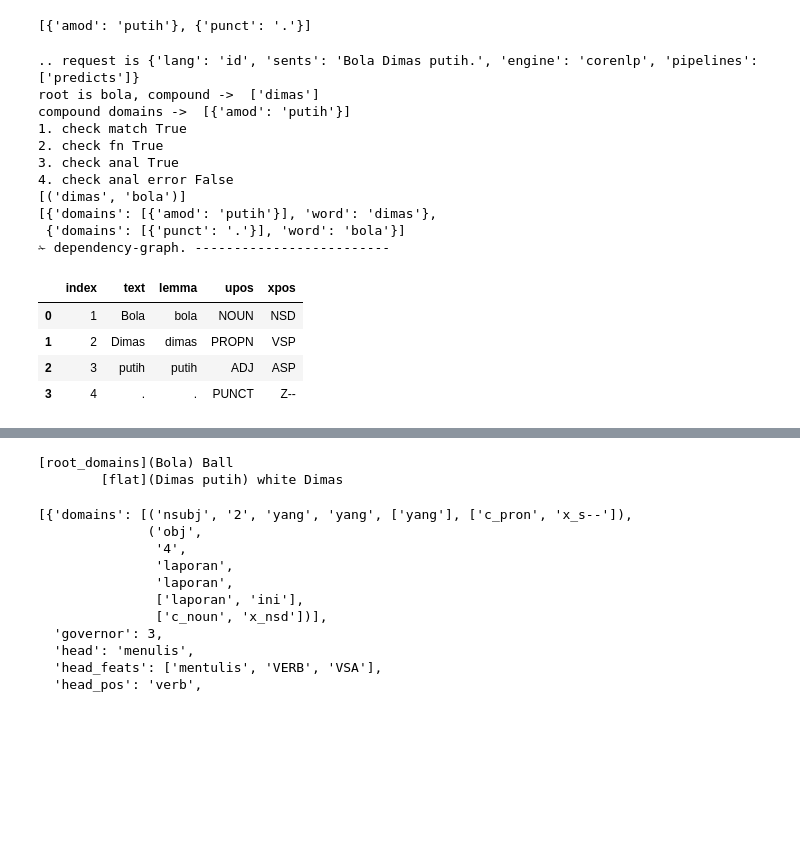
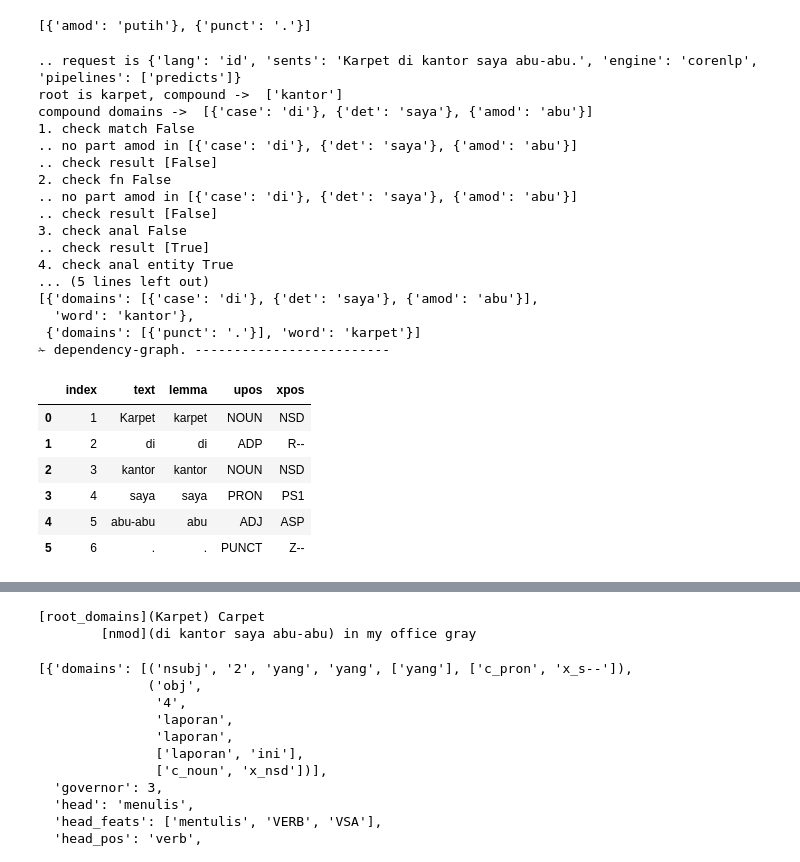
Before and after one commit to samlet/saai, a Jupyter notebook: procs-dep-parser.ipynb, the cells around one changed output, grey strips where cells are left out. Drawn from its saved outputs; the diff is of its cells as text; code cells hidden in the pictures; blank space fills up the shorter version.

```diff
--- a/procs-dep-parser.ipynb
+++ b/procs-dep-parser.ipynb
@@ -86,7 +86,9 @@ def check_fn(domain_list, meta, **kwargs):
             if k in domain and v(domain[k], meta):
                 item_r=True
         # 如果domain_list里的所有元素都未包含该成分, 则会保留为false值
+        print('.. no part', k, 'in', domain_list) if not item_r else _
         rs.append(item_r)
+    print('.. check result', rs)
     return all(rs) if len(rs)>0 else False
 
 def predicate_fn(chain, pos):
@@ -94,14 +96,15 @@ def predicate_fn(chain, pos):
     return lambda word, meta: predicate(chain, word, meta["lang"], pos)
 
 # sid 'Bola Dimas putih.'
-text='Bola Dimas putih.'
+# text='Bola Dimas putih.'
+text='Karpet di kantor saya abu-abu.'
 # text='Lidah saya kering.'
 lang='id'
 # text='Kuku kucingmu panjang.'
 doc, resp=parse_sents(sents=text, source=lang)
 meta={'lang': lang, "sents": text, 'engine': 'corenlp'}
 
-comp_rel=('flat', "compound")
+comp_rel=('flat', "compound", 'nmod')
 get_domains=lambda w,doc: [{pa.dependency_relation:pa.lemma} for pa in children(w, doc) if pa.dependency_relation not in comp_rel]
 
 def anal(**kwargs):
@@ -117,51 +120,61 @@ def anal(**kwargs):
 root = next(w for w in doc.words if w.dependency_relation in ('root', 'hed'))
 print(f"root is {root.lemma}", end=', ')
 compounds=[w for w in children(root, doc) if w.dependency_relation in comp_rel]
 print('compound -> ', [c.lemma for c in compounds])
 print('compound domains -> ', *[get_domains(c,doc) for c in compounds])
 
 check_r=check_part_match(it(*[get_domains(c,doc) for c in compounds]), amod='putih')
 print('1. check match', check_r)
 check_r=check_fn(it(*[get_domains(c,doc) for c in compounds]), meta, amod=predicate_fn('color', 'n'))
 print('2. check fn', check_r)
 check_r=anal(amod=predicate_fn('color', 'n'))
 print('3. check anal', check_r(doc, meta))
+check_r=anal(amod=predicate_fn('entity', 'n'))
+print('4. check anal entity', check_r(doc, meta))
 check_r=anal(amod=predicate_fn('color', 'n'), unknown='xx')
-print('4. check anal error', check_r(doc, meta))
+print('5. check anal error', check_r(doc, meta))
 
 pickups=list(filter(lambda w: w.dependency_relation in comp_rel, doc.words))
 print([(word.lemma, head(word, doc).lemma) for word in pickups])
 
 chunk=[]
 for word in pickups:
     for w in [word, head(word,doc)]:
         chunk.append({'word':w.lemma, 'domains':get_domains(w,doc)})
 pprint(chunk)
 # ...
 rs=get_root_domain(doc)
 g=display_doc_deps(doc, resp)
 display(g)
 _=list_contrast(rs, source)
 # %% [output]
-.. request is {'lang': 'id', 'sents': 'Bola Dimas putih.', 'engine': 'corenlp', 'pipelines': ['predicts']}
-root is bola, compound ->  ['dimas']
-compound domains ->  [{'amod': 'putih'}]
-1. check match True
-2. check fn True
-3. check anal True
-4. check anal error False
-[('dimas', 'bola')]
-[{'domains': [{'amod': 'putih'}], 'word': 'dimas'},
- {'domains': [{'punct': '.'}], 'word': 'bola'}]
+.. request is {'lang': 'id', 'sents': 'Karpet di kantor saya abu-abu.', 'engine': 'corenlp', 'pipelines': ['predicts']}
+root is karpet, compound ->  ['kantor']
+compound domains ->  [{'case': 'di'}, {'det': 'saya'}, {'amod': 'abu'}]
+1. check match False
+.. no part amod in [{'case': 'di'}, {'det': 'saya'}, {'amod': 'abu'}]
+.. check result [False]
+2. check fn False
+.. no part amod in [{'case': 'di'}, {'det': 'saya'}, {'amod': 'abu'}]
+.. check result [False]
+3. check anal False
+.. check result [True]
+4. check anal entity True
+... (5 lines left out)
+[{'domains': [{'case': 'di'}, {'det': 'saya'}, {'amod': 'abu'}],
+  'word': 'kantor'},
+ {'domains': [{'punct': '.'}], 'word': 'karpet'}]
 ✁ dependency-graph. -------------------------
 |  | index | text | lemma | upos | xpos |
-| 0 | 1 | Bola | bola | NOUN | NSD |
-| 1 | 2 | Dimas | dimas | PROPN | VSP |
-| 2 | 3 | putih | putih | ADJ | ASP |
-| 3 | 4 | . | . | PUNCT | Z-- |
+| 0 | 1 | Karpet | karpet | NOUN | NSD |
+| 1 | 2 | di | di | ADP | R-- |
+| 2 | 3 | kantor | kantor | NOUN | NSD |
+| 3 | 4 | saya | saya | PRON | PS1 |
+| 4 | 5 | abu-abu | abu | ADJ | ASP |
+| 5 | 6 | . | . | PUNCT | Z-- |
 [drawing not drawn]
-[root_domains](Bola) Ball
-        [flat](Dimas putih) white Dimas
+[root_domains](Karpet) Carpet
+        [nmod](di kantor saya abu-abu) in my office gray
 # %%
 from pprint import pprint
 from sagas.nlu.corenlp_parser import get_subj_domain
```
Also changed, not shown: 14 other files.
